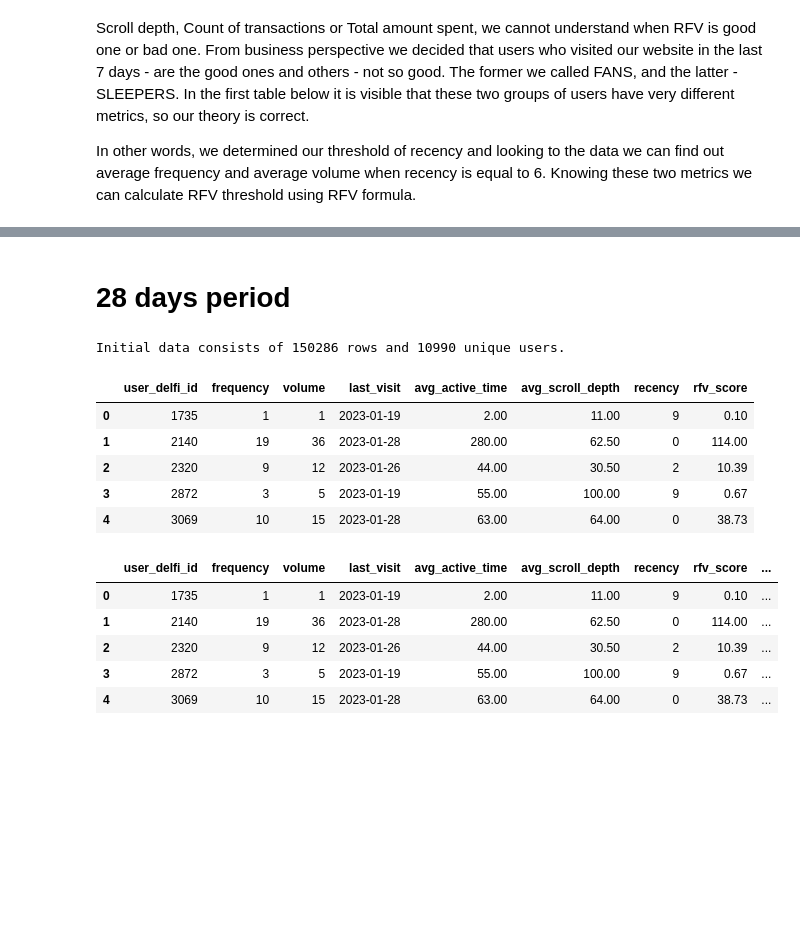
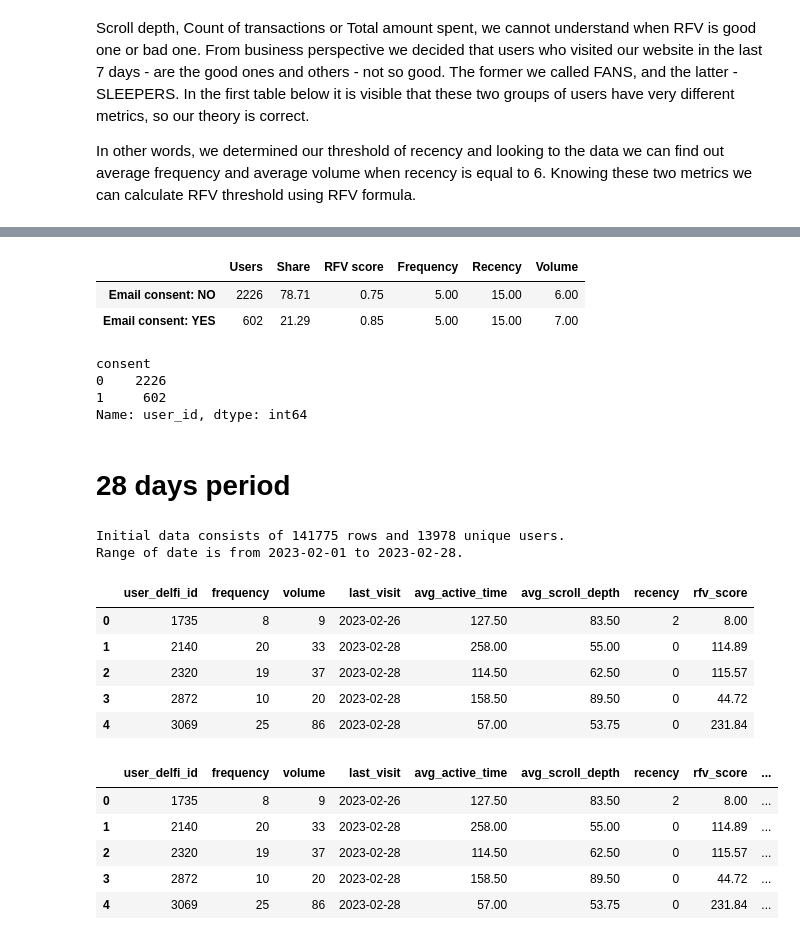
Before and after one commit to Gedas-LT/Paid-content-RFV-calculations, a Jupyter notebook: rfv_notebook.ipynb, the cells around one changed output, grey strips where cells are left out. Drawn from its saved outputs; the diff is of its cells as text; code cells hidden in the pictures; blank space fills up the shorter version.

```diff
--- a/rfv_notebook.ipynb
+++ b/rfv_notebook.ipynb
@@ -195,3 +242,23 @@ Duration of period (Days): 74
+# %%
+pd.DataFrame({
+    "Users": sleepers_rfv_data.groupby("consent")["user_id"].count(),
+    "Share": sleepers_rfv_data.groupby("consent")["user_id"].count() / sleepers_rfv_data["user_id"].count() * 100,
+    "RFV score": sleepers_rfv_data.groupby("consent")["rfv_score"].median(),
+    "Frequency": sleepers_rfv_data.groupby("consent")["frequency"].median(),
+    "Recency": sleepers_rfv_data.groupby("consent")["recency"].median(),
+    "Volume": sleepers_rfv_data.groupby("consent")["volume"].median()
+}).set_axis(["Email consent: NO", "Email consent: YES"], axis="index")
+# %% [output]
+|  | Users | Share | RFV score | Frequency | Recency | Volume |
+| Email consent: NO | 2226 | 78.71 | 0.75 | 5.00 | 15.00 | 6.00 |
+| Email consent: YES | 602 | 21.29 | 0.85 | 5.00 | 15.00 | 7.00 |
+# %%
+sleepers_rfv_data.groupby("consent")["user_id"].count()
+# %% [output]
+consent
+0    2226
+1     602
+Name: user_id, dtype: int64
 # %% [markdown]
 # 28 days period
 # %%
@@ -200,57 +267,62 @@ postgresql_url = f"postgresql+psycopg2://{pg_user}:{pg_pass}@{pg_host}:{pg_port}
 
 engine = sqlalchemy.create_engine(postgresql_url)
 
-activity_query = text("SELECT * FROM user_profile.activity WHERE user_delfi_id NOT IN (1415556, 963890, 930767) AND timestamp < '2023-01-29 00:00:00'")
+activity_query = text("SELECT * FROM user_profile.activity WHERE user_delfi_id NOT IN (1415556, 963890, 930767) AND date > '2023-01-31' AND date < '2023-03-01'")
 
 with engine.connect().execution_options(autocommit=True) as conn:
     activity_query_sql = conn.execute(activity_query)
 
 initial_activity_data = pd.DataFrame(activity_query_sql.fetchall())
 
-initial_activity_data["activity_date"] = initial_activity_data["timestamp"].dt.date
-initial_activity_data["activity_year"] = initial_activity_data["timestamp"].dt.year
-initial_activity_data["activity_month"] = initial_activity_data["timestamp"].dt.month
+#initial_activity_data["activity_date"] = initial_activity_data["timestamp"].dt.date
+#initial_activity_data["activity_year"] = initial_activity_data["timestamp"].dt.year
+#initial_activity_data["activity_month"] = initial_activity_data["timestamp"].dt.month
 
 unique_users = initial_activity_data["user_delfi_id"].nunique()
 num_row = len(initial_activity_data)
 print(f"Initial data consists of {num_row} rows and {unique_users} unique users.")
+
+min_date = initial_activity_data["date"].min()
+max_date = initial_activity_data["date"].max()
+print(f"Range of date is from {min_date} to {max_date}.")
 # %% [output]
-Initial data consists of 150286 rows and 10990 unique users.
+Initial data consists of 141775 rows and 13978 unique users.
+Range of date is from 2023-02-01 to 2023-02-28.
 # %%
 rfv_df = initial_activity_data.groupby("user_delfi_id").agg(
-    frequency=("activity_date", lambda x: x.nunique()),
-    volume=("article_id", lambda x: x.nunique()),
-    last_visit=("activity_date", "max"),
-    avg_active_time=("active_time", "median"),
-    avg_scroll_depth=("scroll_depth", "median")
+    frequency=("date", lambda x: x.nunique()),
+    volume=("pageviews", "sum"),
+    last_visit=("date", "max"),
+    avg_active_time=("avg_active_time", "median"),
+    avg_scroll_depth=("avg_scroll_depth", "median")
 ).reset_index()
 
-# The latest date is literally the lastest date of data and is used to calculate recency.
-latest_date = initial_activity_data["activity_date"].max().strftime("%Y-%m-%d")
+# The latest date is literally the last date of data and is used to calculate recency.
+latest_date = initial_activity_data["date"].max().strftime("%Y-%m-%d")
 anchor_date = pd.to_datetime(latest_date).date()
 rfv_df["recency"] = (anchor_date - rfv_df["last_visit"]).dt.days
 
 # Data with final RFV scores.
 rfv_df["rfv_score"] = (rfv_df["frequency"] * np.sqrt((rfv_df["volume"]))) / (rfv_df["recency"] + 1)
 rfv_df["user_delfi_id"] = rfv_df["user_delfi_id"].astype("string")
 rfv_df.head()
 # %% [output]
 |  | user_delfi_id | frequency | volume | last_visit | avg_active_time | avg_scroll_depth | recency | rfv_score |
-| 0 | 1735 | 1 | 1 | 2023-01-19 | 2.00 | 11.00 | 9 | 0.10 |
-| 1 | 2140 | 19 | 36 | 2023-01-28 | 280.00 | 62.50 | 0 | 114.00 |
-| 2 | 2320 | 9 | 12 | 2023-01-26 | 44.00 | 30.50 | 2 | 10.39 |
-| 3 | 2872 | 3 | 5 | 2023-01-19 | 55.00 | 100.00 | 9 | 0.67 |
-| 4 | 3069 | 10 | 15 | 2023-01-28 | 63.00 | 64.00 | 0 | 38.73 |
+| 0 | 1735 | 8 | 9 | 2023-02-26 | 127.50 | 83.50 | 2 | 8.00 |
+| 1 | 2140 | 20 | 33 | 2023-02-28 | 258.00 | 55.00 | 0 | 114.89 |
+| 2 | 2320 | 19 | 37 | 2023-02-28 | 114.50 | 62.50 | 0 | 115.57 |
+| 3 | 2872 | 10 | 20 | 2023-02-28 | 158.50 | 89.50 | 0 | 44.72 |
+| 4 | 3069 | 25 | 86 | 2023-02-28 | 57.00 | 53.75 | 0 | 231.84 |
 # %%
 rfv_df = rfv_df.merge(user_id_data, how="left", left_on="user_delfi_id", right_on="delfi_id").rename(columns={"id": "user_id"})
 rfv_df.head()
 # %% [output]
 |  | user_delfi_id | frequency | volume | last_visit | avg_active_time | avg_scroll_depth | recency | rfv_score | ... |
-| 0 | 1735 | 1 | 1 | 2023-01-19 | 2.00 | 11.00 | 9 | 0.10 | ... |
-| 1 | 2140 | 19 | 36 | 2023-01-28 | 280.00 | 62.50 | 0 | 114.00 | ... |
-| 2 | 2320 | 9 | 12 | 2023-01-26 | 44.00 | 30.50 | 2 | 10.39 | ... |
-| 3 | 2872 | 3 | 5 | 2023-01-19 | 55.00 | 100.00 | 9 | 0.67 | ... |
-| 4 | 3069 | 10 | 15 | 2023-01-28 | 63.00 | 64.00 | 0 | 38.73 | ... |
+| 0 | 1735 | 8 | 9 | 2023-02-26 | 127.50 | 83.50 | 2 | 8.00 | ... |
+| 1 | 2140 | 20 | 33 | 2023-02-28 | 258.00 | 55.00 | 0 | 114.89 | ... |
+| 2 | 2320 | 19 | 37 | 2023-02-28 | 114.50 | 62.50 | 0 | 115.57 | ... |
+| 3 | 2872 | 10 | 20 | 2023-02-28 | 158.50 | 89.50 | 0 | 44.72 | ... |
+| 4 | 3069 | 25 | 86 | 2023-02-28 | 57.00 | 53.75 | 0 | 231.84 | ... |
 # %%
 # Users who were active during the whole period.
 users_query = """
```
Also changed, not shown: parts of 18 cells of this notebook, 1 other file.
